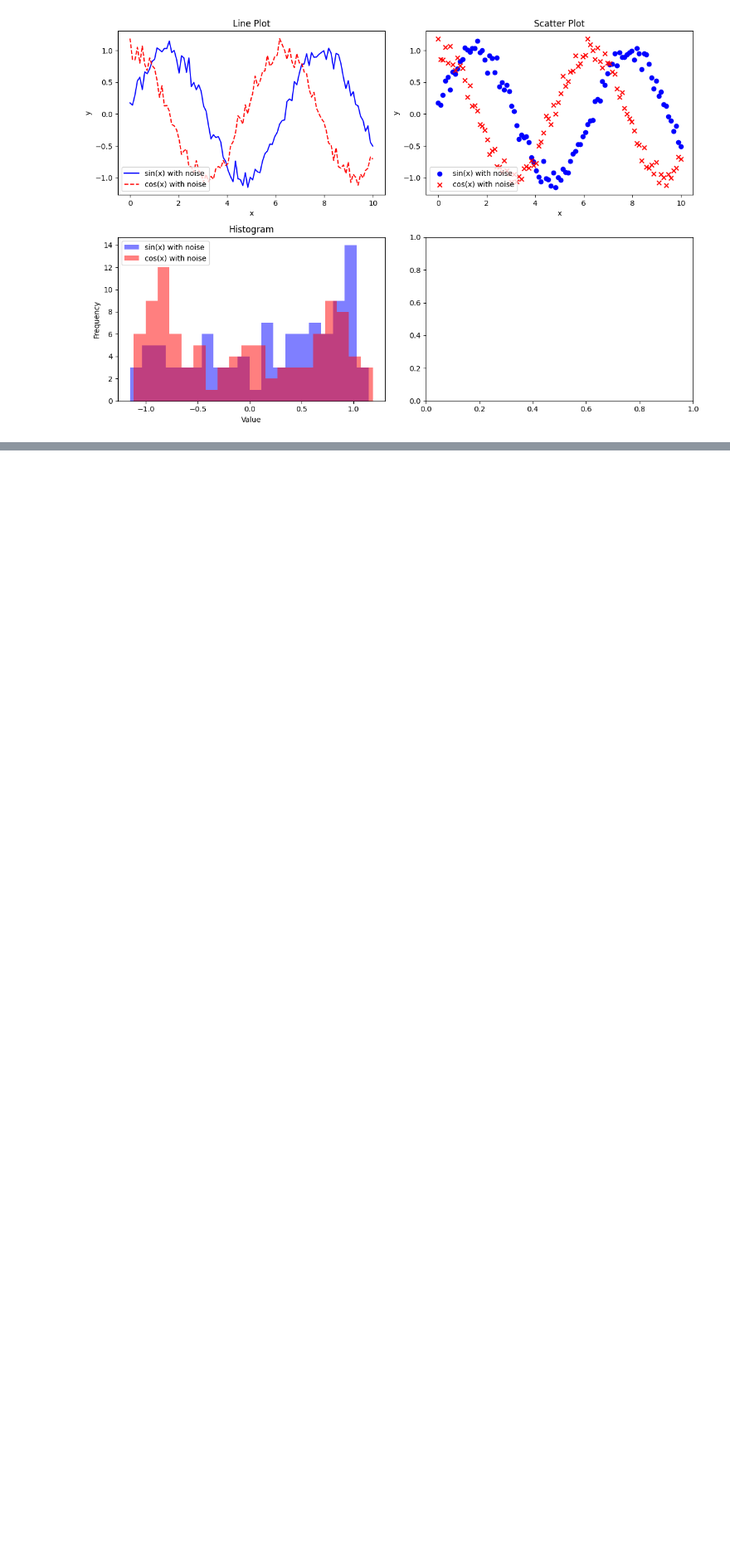
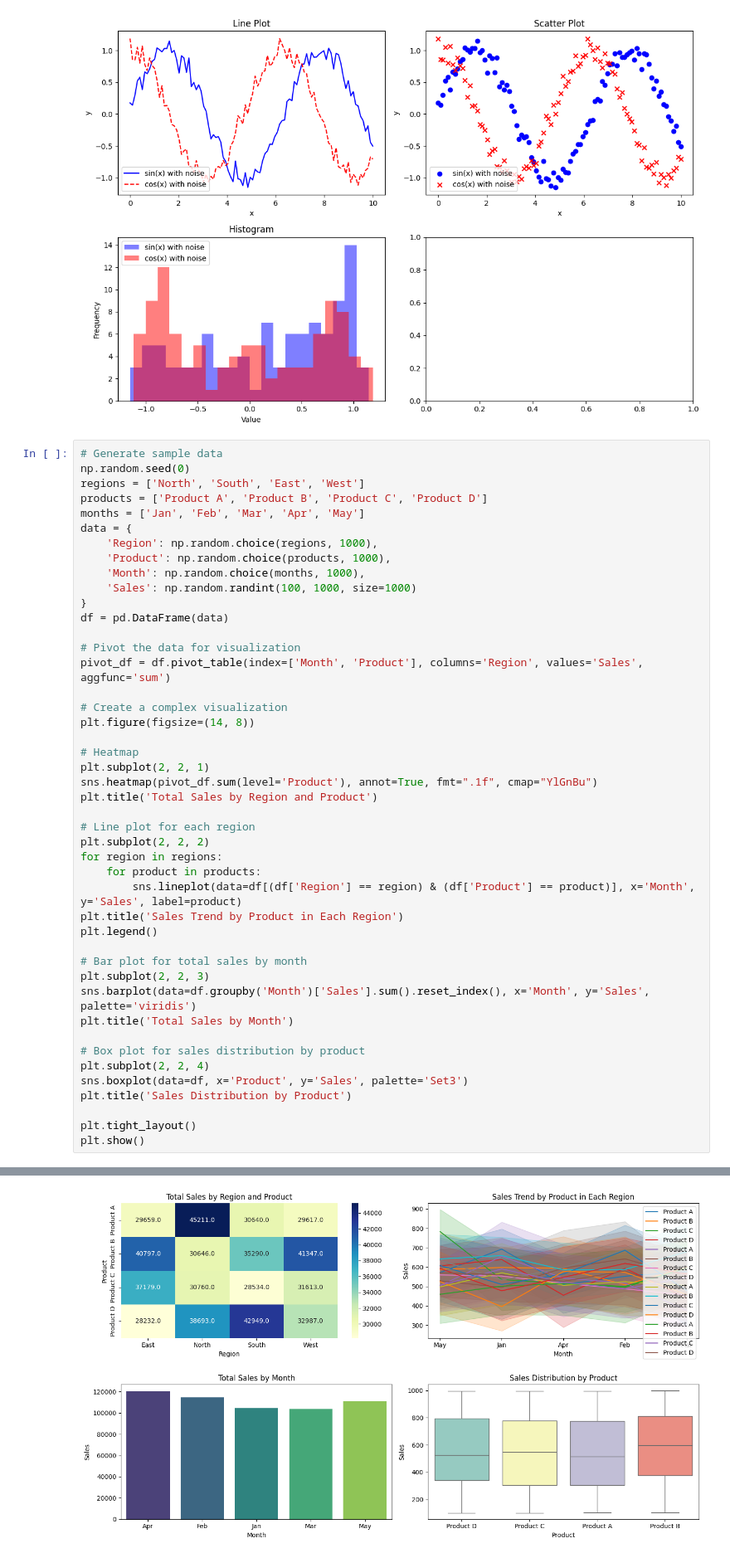
Before and after one commit to m-zayed5722/Miscellaneous-Projects, a Jupyter notebook: Data_Visualization.ipynb, the cells around one changed output, grey strips where cells are left out. Shown at 83% size. Saved outputs shown, nothing was run; the diff lists cells and outputs as text; blank space fills up the shorter version.

```diff
--- a/Data_Visualization.ipynb
+++ b/Data_Visualization.ipynb
@@ -357,3 +357,49 @@ plt.tight_layout()
 plt.show()
 # %% [output]
 [figure]
+# %%
+# Generate sample data
+np.random.seed(0)
+regions = ['North', 'South', 'East', 'West']
+products = ['Product A', 'Product B', 'Product C', 'Product D']
+months = ['Jan', 'Feb', 'Mar', 'Apr', 'May']
+data = {
+    'Region': np.random.choice(regions, 1000),
+    'Product': np.random.choice(products, 1000),
+    'Month': np.random.choice(months, 1000),
+    'Sales': np.random.randint(100, 1000, size=1000)
+}
+df = pd.DataFrame(data)
+
+# Pivot the data for visualization
+pivot_df = df.pivot_table(index=['Month', 'Product'], columns='Region', values='Sales', aggfunc='sum')
+
+# Create a complex visualization
+plt.figure(figsize=(14, 8))
+
+# Heatmap
+plt.subplot(2, 2, 1)
+sns.heatmap(pivot_df.sum(level='Product'), annot=True, fmt=".1f", cmap="YlGnBu")
+plt.title('Total Sales by Region and Product')
+
+# Line plot for each region
+plt.subplot(2, 2, 2)
+for region in regions:
+    for product in products:
+        sns.lineplot(data=df[(df['Region'] == region) & (df['Product'] == product)], x='Month', y='Sales', label=product)
+plt.title('Sales Trend by Product in Each Region')
+plt.legend()
+
+# Bar plot for total sales by month
+plt.subplot(2, 2, 3)
+sns.barplot(data=df.groupby('Month')['Sales'].sum().reset_index(), x='Month', y='Sales', palette='viridis')
+plt.title('Total Sales by Month')
+
+# Box plot for sales distribution by product
+plt.subplot(2, 2, 4)
+sns.boxplot(data=df, x='Product', y='Sales', palette='Set3')
+plt.title('Sales Distribution by Product')
+
+plt.tight_layout()
+plt.show()
+# %% [output]
@@ -359,0 +413 @@ plt.show()
+[figure, added]
```
Also changed, not shown: parts of 2 cells of this notebook.
